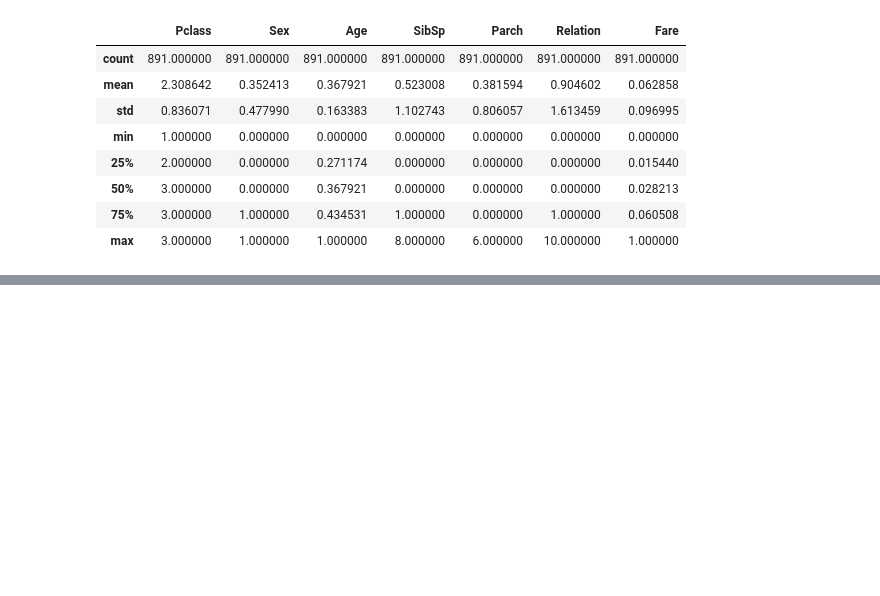
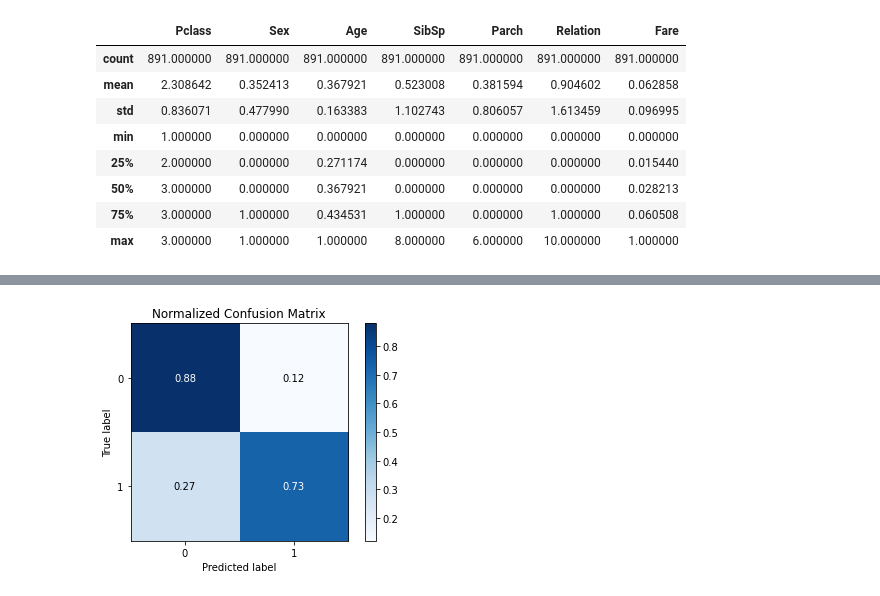
Before and after one commit to algo21-221040114/Kaggle-Titanic-Competition, a Jupyter notebook: titanic-ml-02.ipynb, the cells around one changed output, grey strips where cells are left out. Drawn from its saved outputs; the diff is of its cells as text; code cells hidden in the pictures; blank space fills up the shorter version.

```diff
--- a/titanic-ml-02.ipynb
+++ b/titanic-ml-02.ipynb
@@ -226,0 +260,6 @@ print("预测准确率",accuracy)
+# %%
+# 混淆矩阵
+skplt.metrics.plot_confusion_matrix(target_y, pred_y, normalize=True)
+plt.show()
+# %% [output]
+[figure, added]
```
Also changed, not shown: parts of 7 cells of this notebook.
